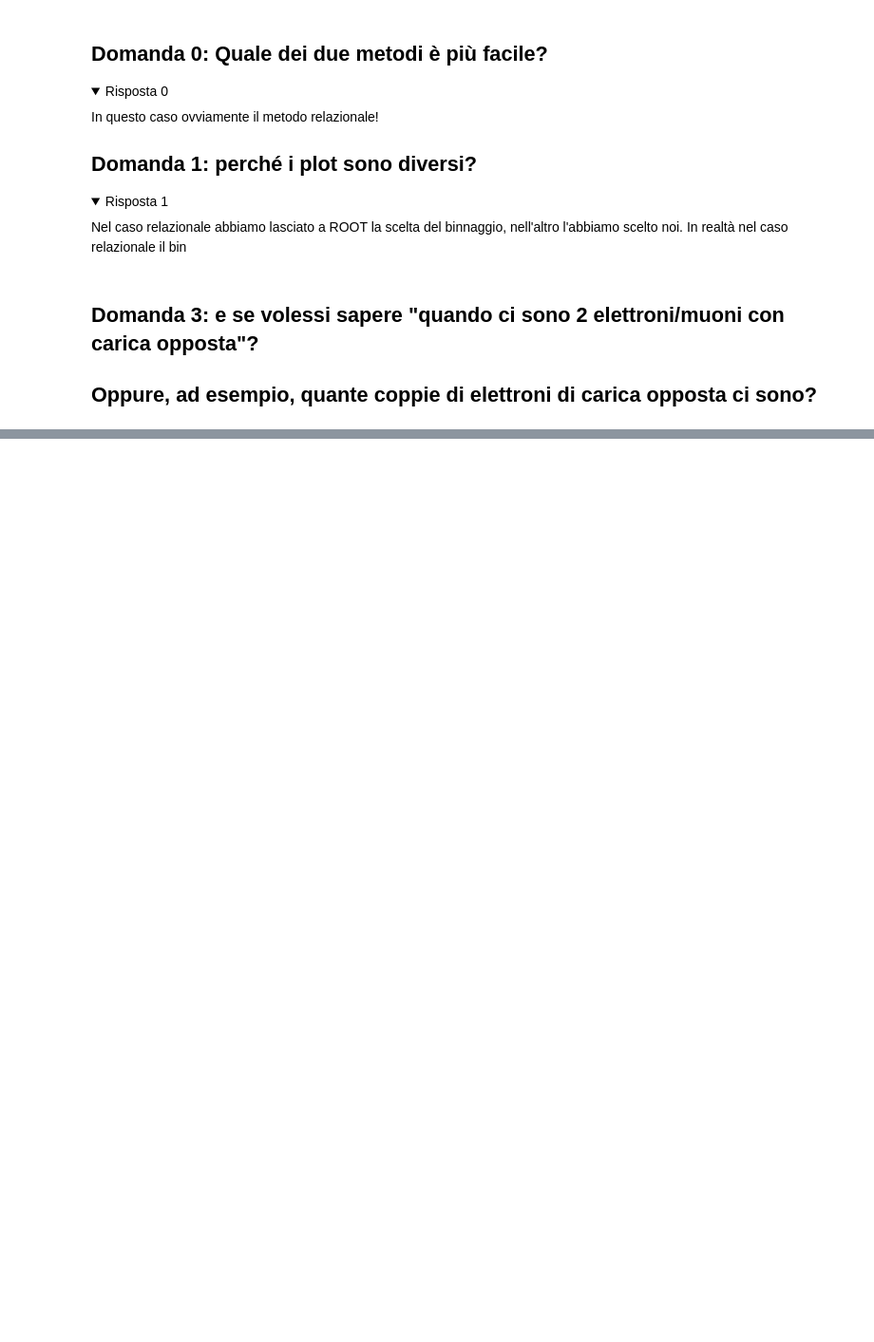
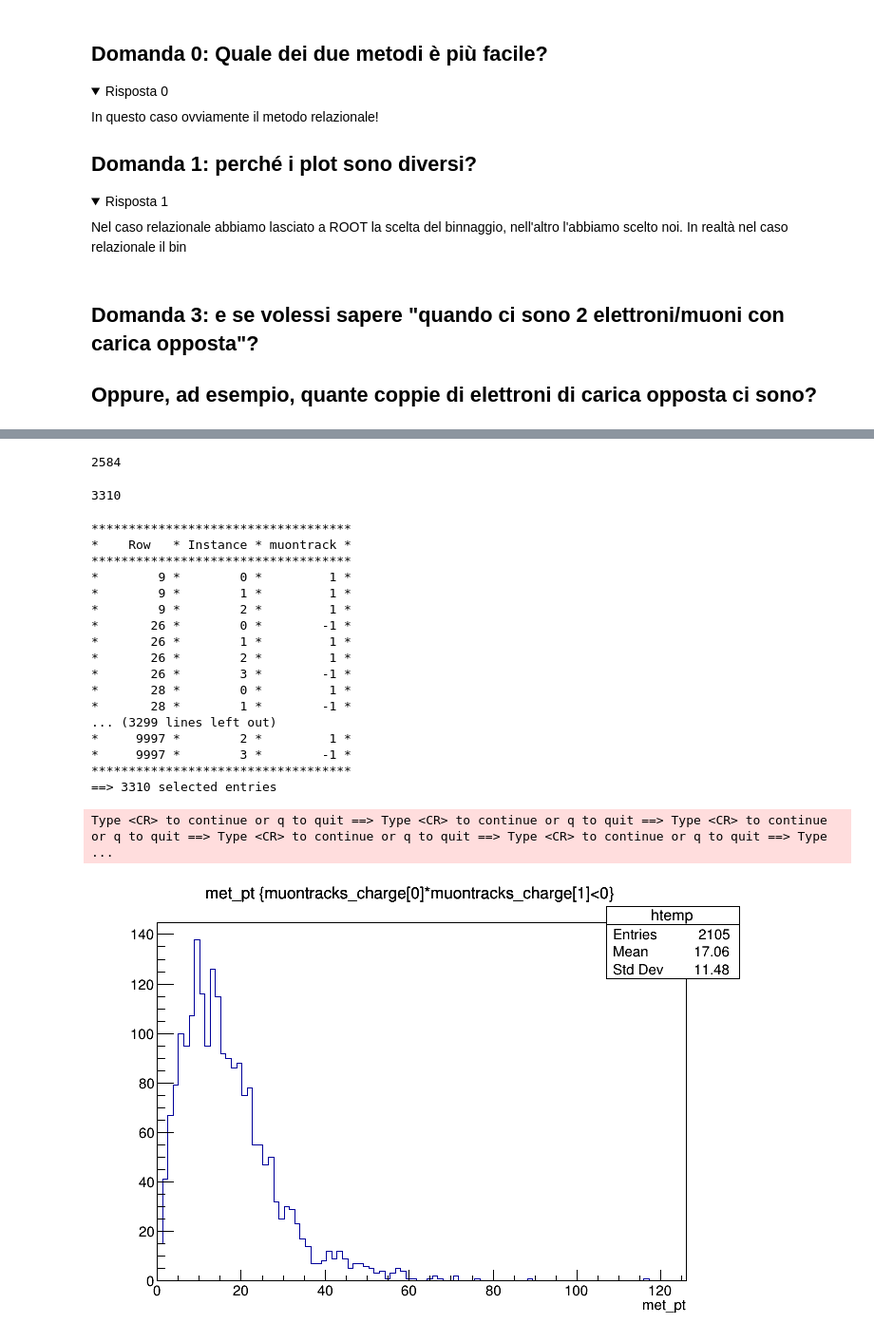
Before and after one commit to oiorio/AnalisiDati, a Jupyter notebook: 5. Entuple e formati di dati complessi/trees_and_ntuples.ipynb, the cells around one changed output, grey strips where cells are left out. Shown at 95% size. Saved outputs shown, nothing was run; the diff lists cells and outputs as text; code cells hidden in the pictures; folded sections open; blank space fills up the shorter version.

```diff
--- a/5. Entuple e formati di dati complessi/trees_and_ntuples.ipynb
+++ b/5. Entuple e formati di dati complessi/trees_and_ntuples.ipynb
@@ -249,0 +297,28 @@ Type <CR> to continue or q to quit ==> Type <CR> to continue or q to quit ==>
+# %%
+c1.Draw()
+#mytree.Scan("electrons_charge","electrons_size>0")
+print(mytree.GetEntries("muontracks_size>1"))
+mytree.Draw("met_pt","muontracks_charge[0]*muontracks_charge[1]<0")
+mytree.Scan("muontracks_charge","muontracks_size>2")
+# %% [output]
+2584
+3310
+***********************************
+*    Row   * Instance * muontrack *
+***********************************
+*        9 *        0 *         1 *
+*        9 *        1 *         1 *
+*        9 *        2 *         1 *
+*       26 *        0 *        -1 *
+*       26 *        1 *         1 *
+*       26 *        2 *         1 *
+*       26 *        3 *        -1 *
+*       28 *        0 *         1 *
+*       28 *        1 *        -1 *
+... (3299 lines left out)
+*     9997 *        2 *         1 *
+*     9997 *        3 *        -1 *
+***********************************
+==> 3310 selected entries
+Type <CR> to continue or q to quit ==> Type <CR> to continue or q to quit ==> Type <CR> to continue or q to quit ==> Type <CR> to continue or q to quit ==> Type <CR> to continue or q to quit ==> Type  ...
+[figure, added]
```
Also changed, not shown: parts of 14 cells of this notebook.
